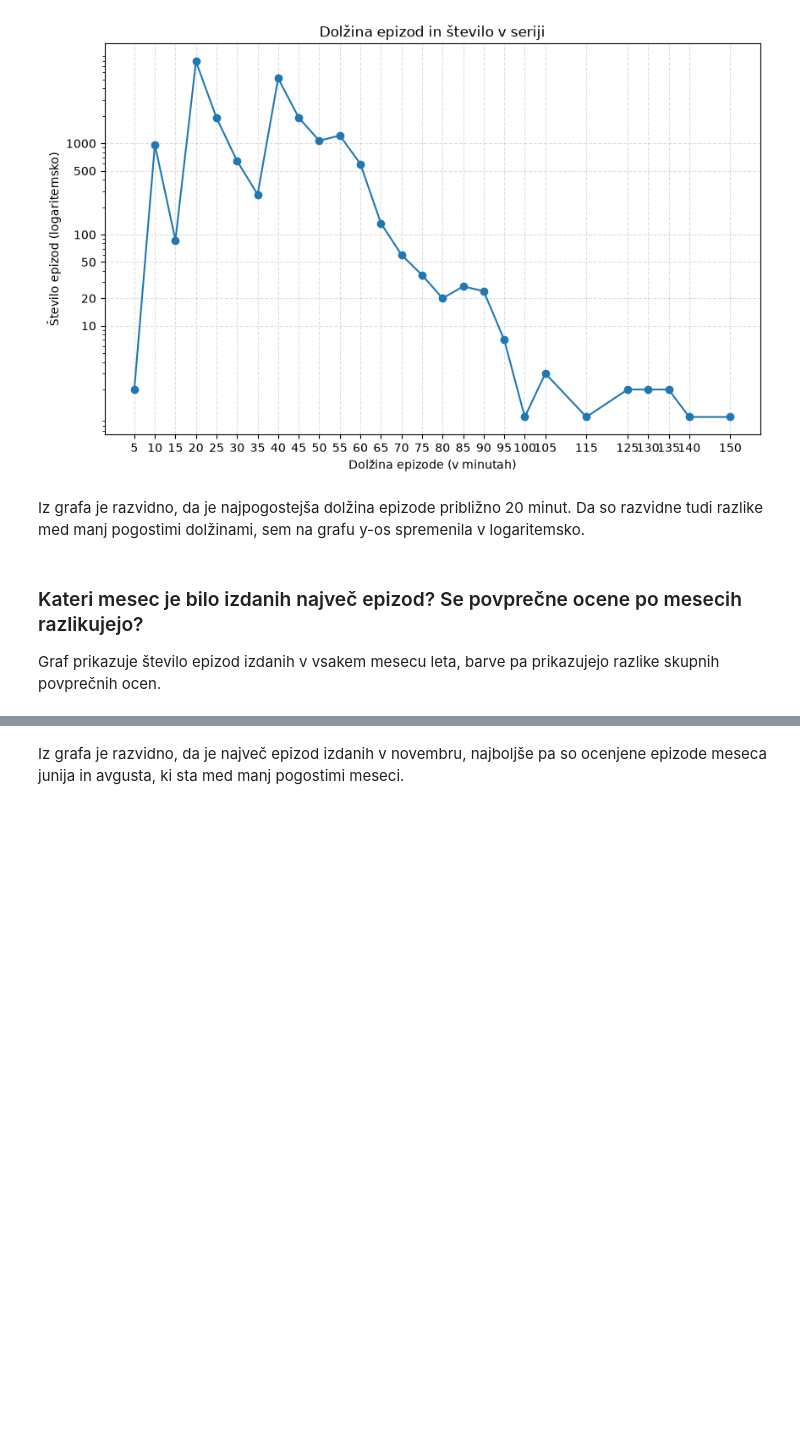
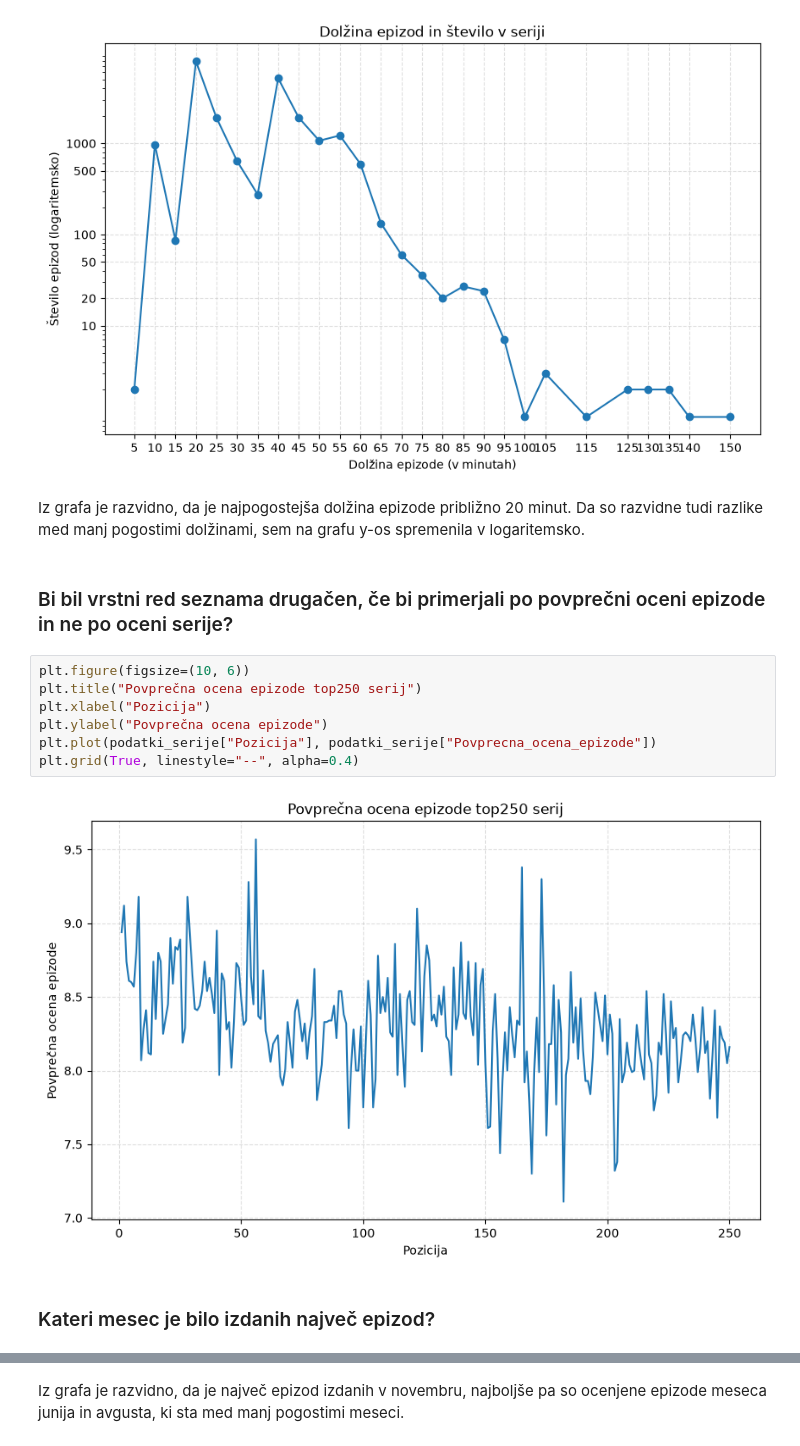
Before and after one commit to neca-klemencic/projektna_naloga_uvp, a Jupyter notebook: analiza.ipynb, the cells around one changed output, grey strips where cells are left out. Saved outputs shown, nothing was run; the diff lists cells and outputs as text; blank space fills up the shorter version.

Commit message:
Dodatni popravki, mesec_stats[].

```diff
--- a/analiza.ipynb
+++ b/analiza.ipynb
@@ -88,6 +88,16 @@ plt.grid(True, linestyle="--", alpha=0.4)
 [figure]
 # %% [markdown]
 Iz grafa je razvidno, da je najpogostejša dolžina epizode približno 20 minut. Da so razvidne tudi razlike med manj pogostimi dolžinami, sem na grafu y-os spremenila v logaritemsko.
+# %% [markdown]
+### Bi bil vrstni red seznama drugačen, če bi primerjali po povprečni oceni epizode in ne po oceni serije?
+# %%
+plt.figure(figsize=(10, 6))
+plt.title("Povprečna ocena epizode top250 serij")
+plt.xlabel("Pozicija")
+plt.ylabel("Povprečna ocena epizode")
+plt.plot(podatki_serije["Pozicija"], podatki_serije["Povprecna_ocena_epizode"])
+plt.grid(True, linestyle="--", alpha=0.4)
+# %% [output]
+[figure, added]
 # %% [markdown]
-### Kateri mesec je bilo izdanih največ epizod? Se povprečne ocene po mesecih razlikujejo?
-Graf prikazuje število epizod izdanih v vsakem mesecu leta, barve pa prikazujejo razlike skupnih povprečnih ocen.
+### Kateri mesec je bilo izdanih največ epizod?
```
Also changed, not shown: parts of 4 cells of this notebook.
